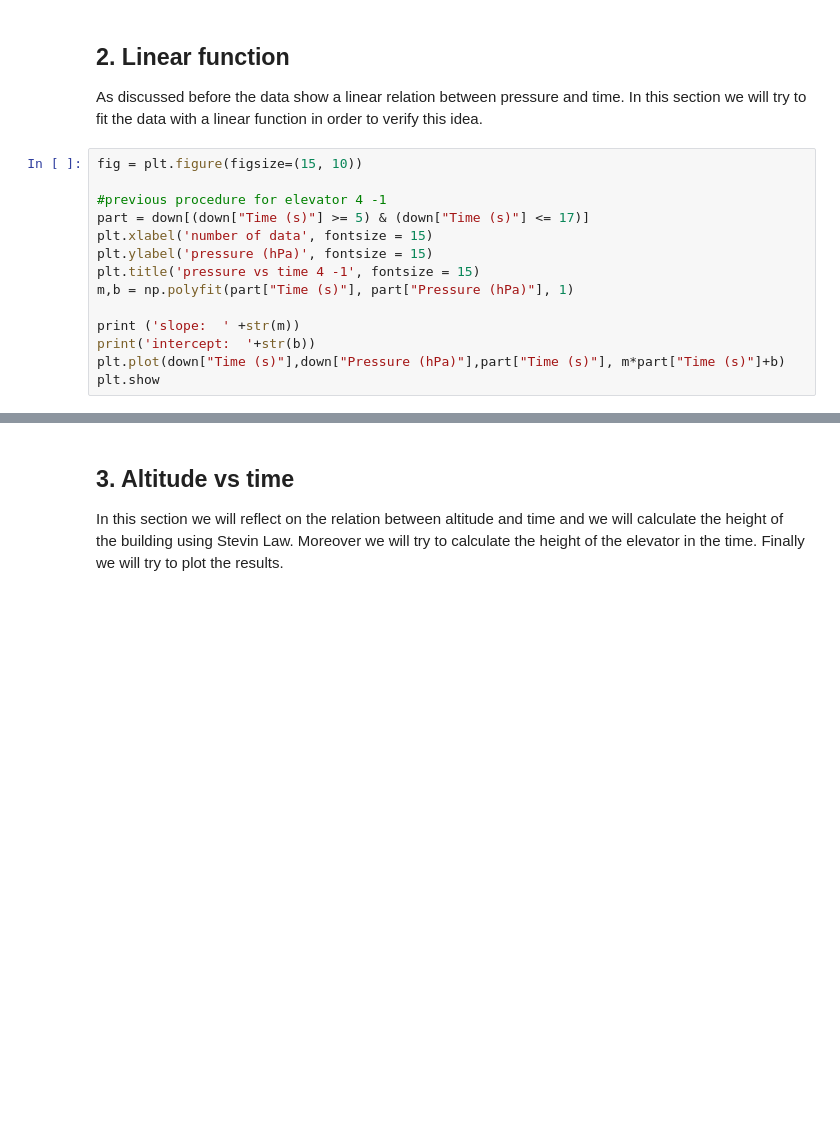
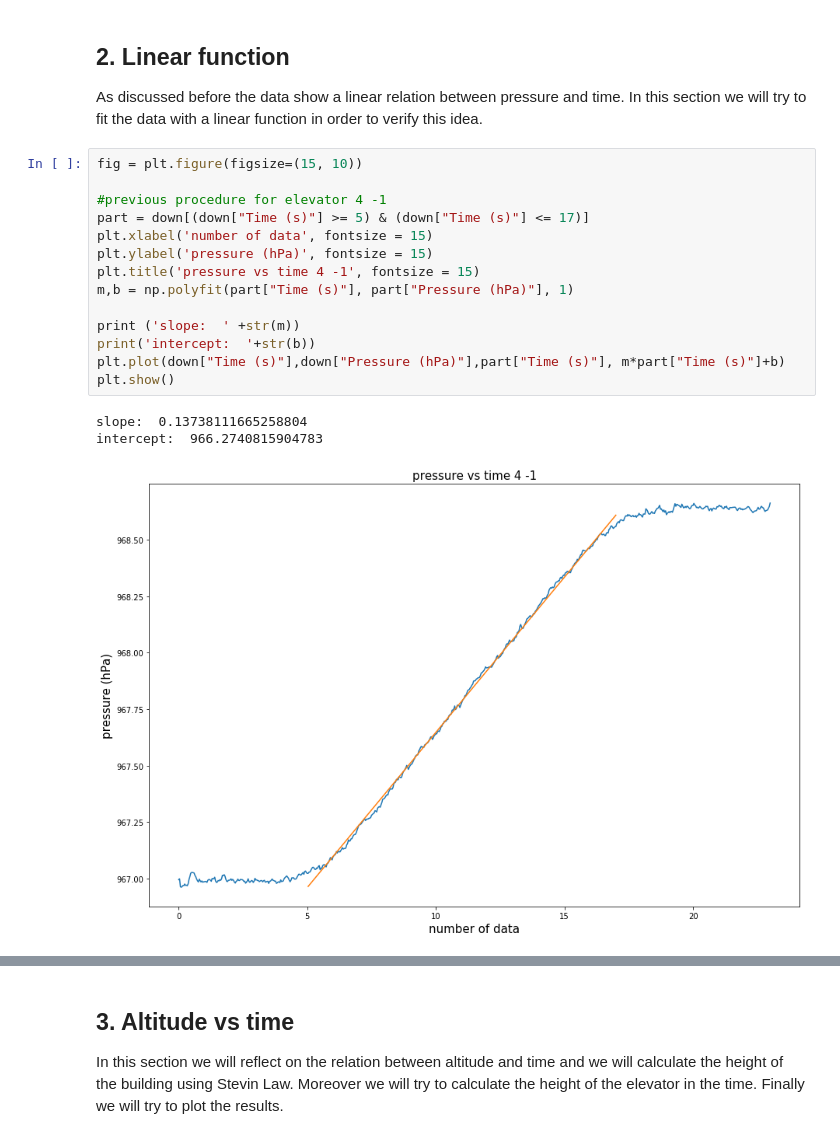
Before and after one commit to cms-opendata-education/HST-2018, a Jupyter notebook: elevator_teacher.ipynb, the cells around one changed output, grey strips where cells are left out. Drawn from its saved outputs; the diff is of its cells as text; blank space fills up the shorter version.

```diff
--- a/elevator_teacher.ipynb
+++ b/elevator_teacher.ipynb
@@ -81,17 +94,21 @@ In this section we will try to fit the data with a linear function in order to v
 # %%
 fig = plt.figure(figsize=(15, 10))
 
 #previous procedure for elevator 4 -1
 part = down[(down["Time (s)"] >= 5) & (down["Time (s)"] <= 17)]
 plt.xlabel('number of data', fontsize = 15)
 plt.ylabel('pressure (hPa)', fontsize = 15)
 plt.title('pressure vs time 4 -1', fontsize = 15)
 m,b = np.polyfit(part["Time (s)"], part["Pressure (hPa)"], 1)
 
 print ('slope:  ' +str(m))
 print('intercept:  '+str(b))
 plt.plot(down["Time (s)"],down["Pressure (hPa)"],part["Time (s)"], m*part["Time (s)"]+b)
-plt.show
+plt.show()
+# %% [output]
+slope:  0.13738111665258804
+intercept:  966.2740815904783
+[figure, added]
 # %%
 fig = plt.figure(figsize=(15, 10))
 
```
Also changed, not shown: parts of 8 cells of this notebook.
